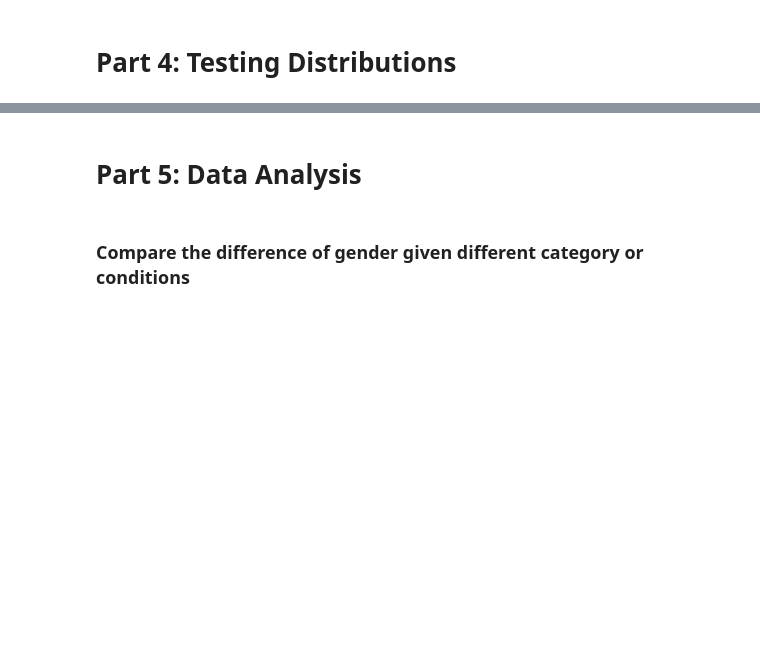
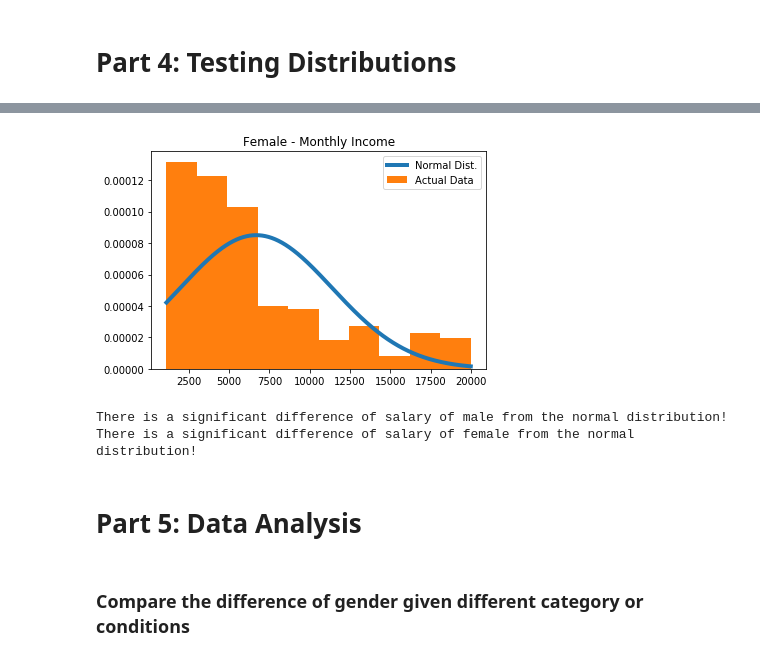
Before and after one commit to A0CiE/cogs108Project, a Jupyter notebook: project.ipynb, the cells around one changed output, grey strips where cells are left out. Drawn from its saved outputs; the diff is of its cells as text; code cells hidden in the pictures; blank space fills up the shorter version.

```diff
--- a/project.ipynb
+++ b/project.ipynb
@@ -389,3 +409,30 @@ df.plot.box(color=color, sym='r+')
+# %%
+xs = np.arange(salary_female.min(), salary_female.max(), 0.1)
+fit = stats.norm.pdf(xs, np.mean(salary_female), np.std(salary_female))
+plt.plot(xs, fit, label='Normal Dist.', lw=4)
+plt.hist(salary_female, normed=True, label='Actual Data');
+plt.title('Female - Monthly Income')
+plt.legend();
+# %% [output]
+[figure, added]
+# %%
+st_salary_male, p_salary_male = normaltest(salary_male)
+st_salary_female, p_salary_female = normaltest(salary_female)
+# print(st_salary_male, p_salary_male)
+if p_salary_male < 0.01:
+    print('There is a significant difference of salary of male from the normal distribution!')
+else:
+    print('There is NOT a significant difference of salary of male from the normal distribution!')
+
+# print(st_salary_female, p_salary_female)
+
+if p_salary_female < 0.01:
+    print('There is a significant difference of salary of female from the normal distribution!')
+else:
+    print('There is NOT a significant difference of salary of female from the normal distribution!')
+# %% [output]
+There is a significant difference of salary of male from the normal distribution!
+There is a significant difference of salary of female from the normal distribution!
 # %% [markdown]
 # Part 5: Data Analysis
 # %% [markdown]
```
Also changed, not shown: parts of 15 cells of this notebook.
